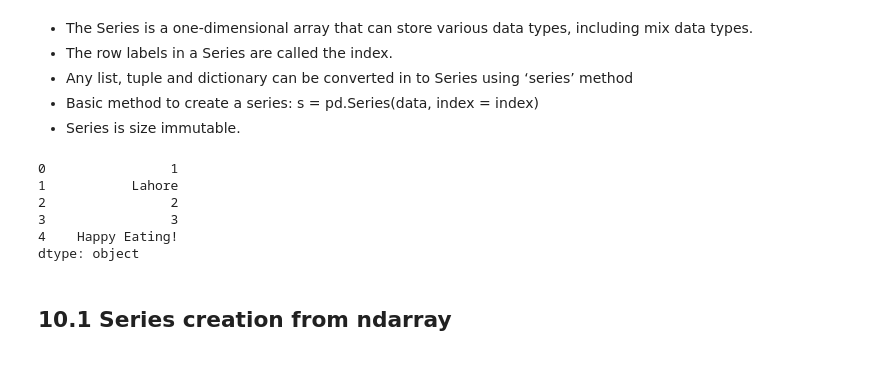
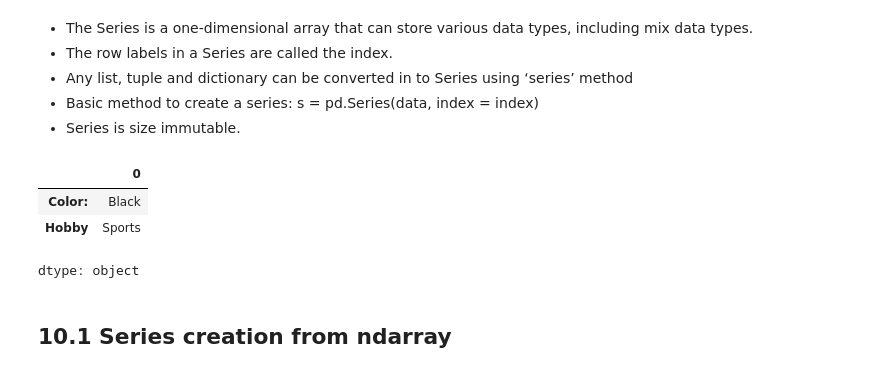
Before and after one commit to ShibaTheDog/Week1---Intro-to-Python, a Jupyter notebook: Introduction_to_Python.ipynb, the cells around one changed output. Saved outputs shown, nothing was run; the diff lists cells and outputs as text; code cells hidden in the pictures.

```diff
--- a/Introduction_to_Python.ipynb
+++ b/Introduction_to_Python.ipynb
@@ -1170,13 +1170,15 @@ These data structures are built on top of Numpy array, which means they are fast
 # %%
 import pandas as pd
 s = pd.Series([1, 'Lahore', 2, 3, 'Happy Eating!'])
 s
+
+
+x = pd.Series({"Color: ": "Black", "Hobby": "Sports"}) #converting a dictionary to a Series type
+x
 # %% [output]
+|  | 0 |
+| Color: | Black |
+| Hobby | Sports |
-0                1
-1           Lahore
-2                2
-3                3
-4    Happy Eating!
 dtype: object
 # %% [markdown]
 ## 10.1 Series creation from ndarray
```
Also changed, not shown: parts of 10 cells of this notebook.
